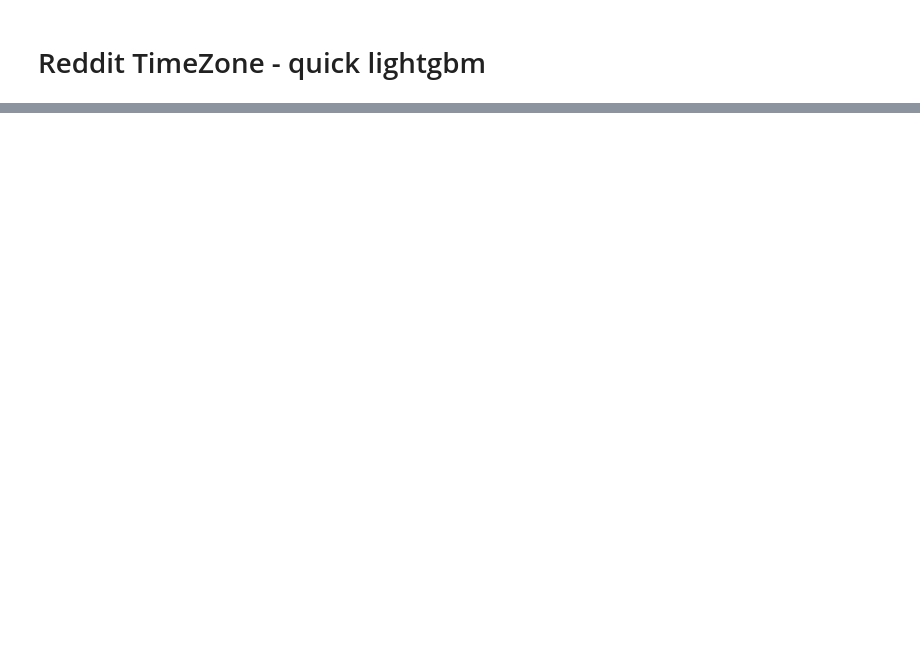
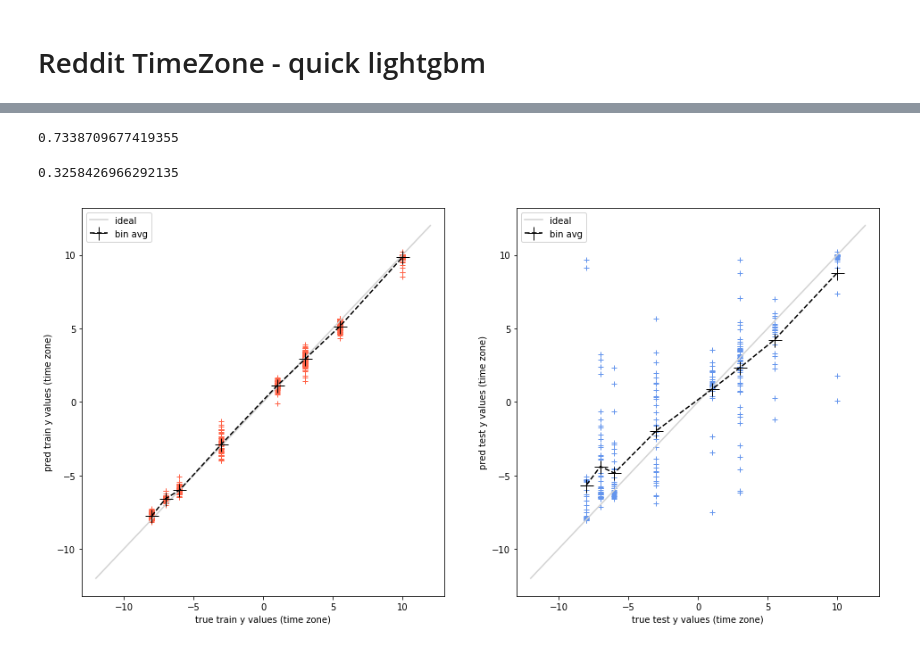
Before and after one commit to declanoller/reddit_DS, a Jupyter notebook: reddit_DS_quickBDT.ipynb, the cells around one changed output, grey strips where cells are left out. Drawn from its saved outputs; the diff is of its cells as text; code cells hidden in the pictures; blank space fills up the shorter version.

Commit message:
trying latest (my) data with boosted decision tree

```diff
--- a/reddit_DS_quickBDT.ipynb
+++ b/reddit_DS_quickBDT.ipynb
@@ -44,0 +105,3 @@ Plot feature importances...
+# %%
+y_tr_pred = lgb_model.predict(x_tr)
+y_val_pred = lgb_model.predict(x_val)
@@ -45,3 +118,53 @@ Plot feature importances...
+# %%
+acc_tr = approx_accuracy(y_tr,y_tr_pred)
+# %% [output]
+0.7338709677419355
+# %%
+acc_val = approx_accuracy(y_val,y_val_pred)
+# %% [output]
+0.3258426966292135
+# %%
+def plot_y_ypred(y_tr_true,y_tr_pred,y_test_true,y_test_pred):
+#         y_tr_pred = y_tr_pred_tensor.squeeze().detach().numpy()
+#         y_tr_true = y_tr_tensor.squeeze().detach().numpy()
+#         y_test_pred = y_test_pred_tensor.squeeze().detach().numpy()
+#         y_test_true = y_test_tensor.squeeze().detach().numpy()
+
+        fig, axes = plt.subplots(1, 2, figsize=(16,8))
+        ax_train = axes[0]
+        ax_test = axes[1]
+
+        df_tr = pd.DataFrame({'true':y_tr_true, 'pred':y_tr_pred})
+        df_test = pd.DataFrame({'true':y_test_true, 'pred':y_test_pred})
+
+        mean_tr = df_tr.groupby(['true']).mean()
+        tr_bins = mean_tr.index.values
+        mean_tr_pred = mean_tr.values[:,0]
+
+        mean_test = df_test.groupby(['true']).mean()
+        test_bins = mean_test.index.values
+        mean_test_pred = mean_test.values[:,0]
+
+        ideal = np.arange(-12, 13, 1)
+        ax_train.plot(y_tr_true, y_tr_pred, color='tomato', marker='+', linestyle='None')
+        ax_train.plot(ideal, ideal, color='lightgray', label='ideal')
+        ax_train.plot(tr_bins, mean_tr_pred, color='black', marker='+', markersize=15, linestyle='dashed', label='bin avg')
+        ax_train.set_xlabel('true train y values (time zone)')
+        ax_train.set_ylabel('pred train y values (time zone)')
+        ax_train.set_xlim((-13,13))
+        ax_train.legend()
+
+        ax_test.plot(y_test_true, y_test_pred, color='cornflowerblue', marker='+', linestyle='None')
+        ax_test.plot(ideal, ideal, color='lightgray', label='ideal')
+        ax_test.plot(test_bins, mean_test_pred, color='black', marker='+', markersize=15, linestyle='dashed', label='bin avg')
+        ax_test.set_xlabel('true test y values (time zone)')
+        ax_test.set_ylabel('pred test y values (time zone)')
+        ax_test.set_xlim((-13,13))
+        ax_test.legend()
+# %%
+plot_y_ypred(y_tr,y_tr_pred,y_val,y_val_pred)
+# %% [output]
+[figure, added]
 # %%
 # x_train,x_val,y_train,y_val = ml.trainTestSplit()
 # lgb_train = lgb.Dataset(x_train, label=y_train)
```
Also changed, not shown: parts of 8 cells of this notebook, 1 other file.
